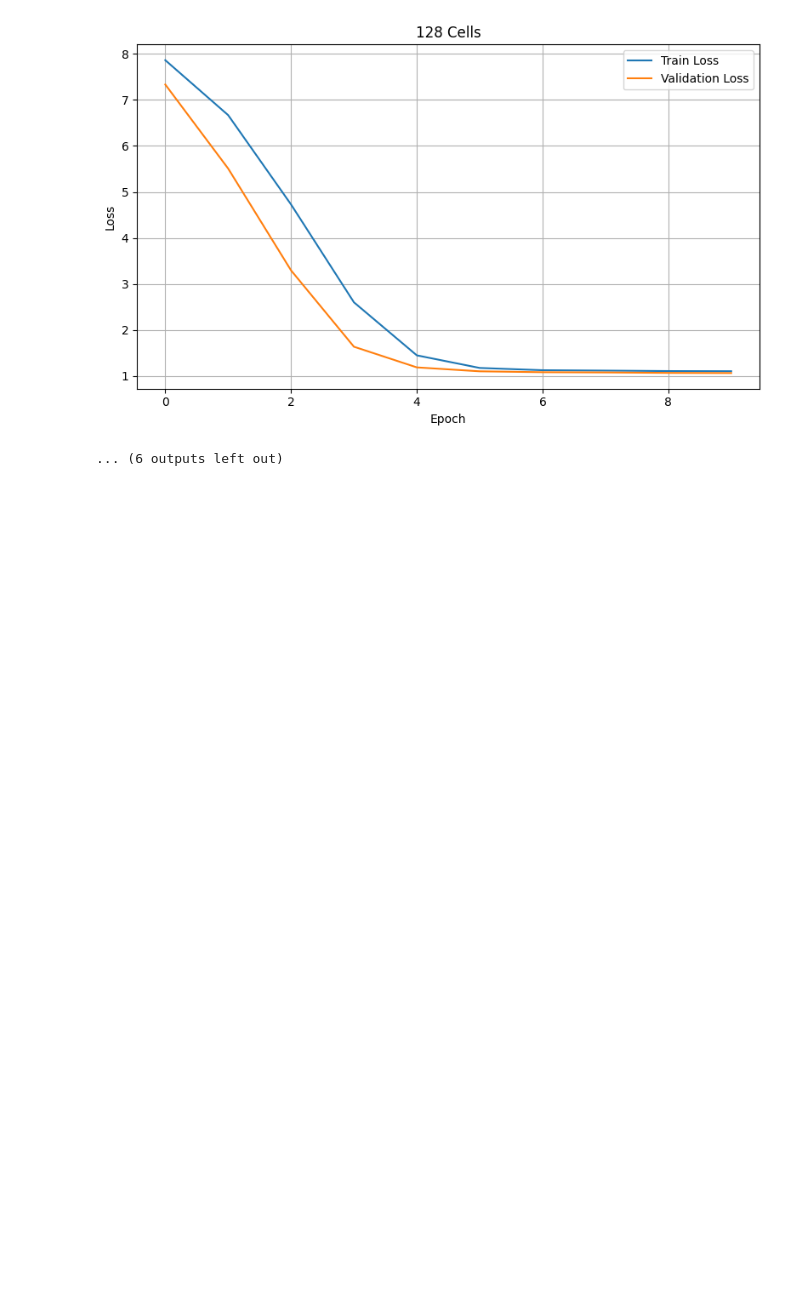
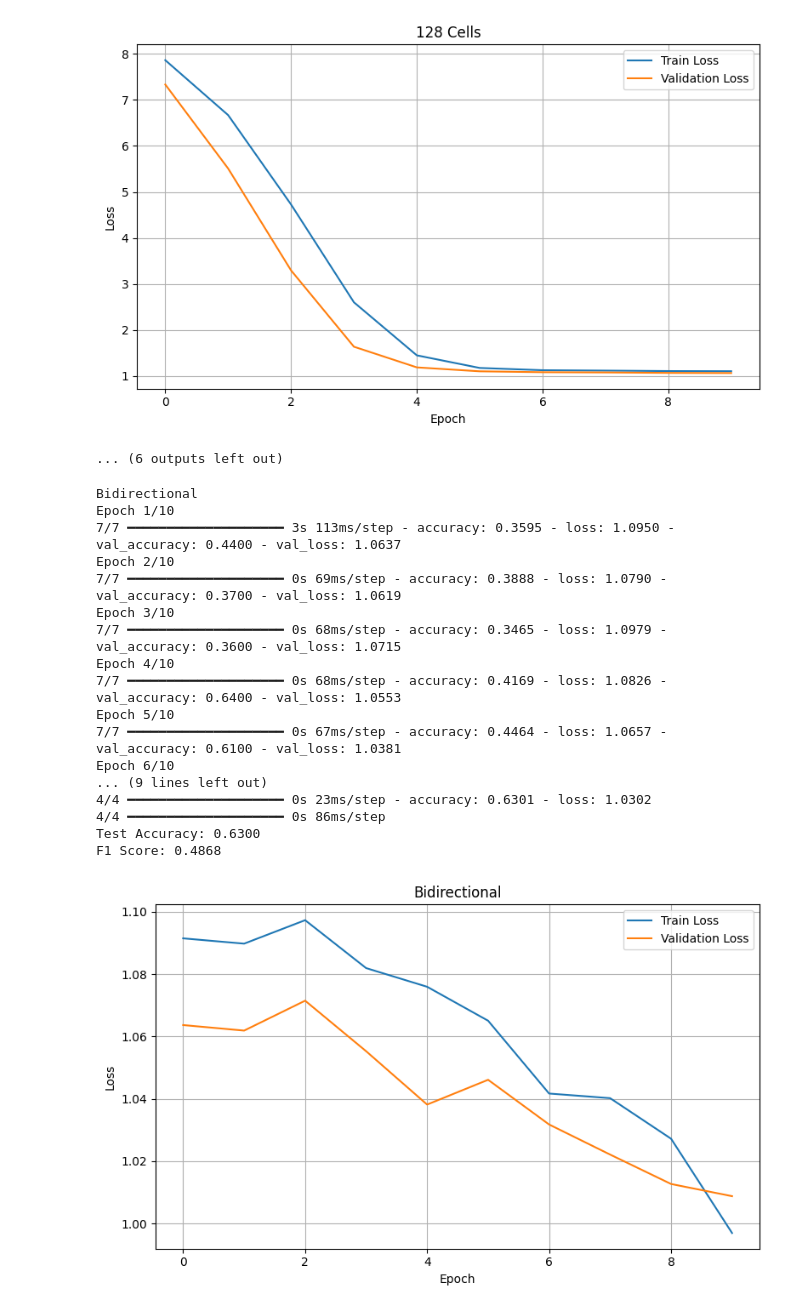
Before and after one commit to scifo04/CNN-RNN-LSTM, a Jupyter notebook: src/lstm.ipynb, the cells around one changed output. Saved outputs shown, nothing was run; the diff lists cells and outputs as text; code cells hidden in the pictures; blank space fills up the shorter version.

Commit message:
fix: updated cnn and lstm

```diff
--- a/src/lstm.ipynb
+++ b/src/lstm.ipynb
@@ -489,3 +475,54 @@ Test Accuracy: 0.3800
 F1 Score: 0.1836
 [figure]
 ... (6 outputs left out)
+# %%
+print(name_layers[7])
+lstm_models[7].compile(
+    optimizer="adam",
+    loss="sparse_categorical_crossentropy",
+    metrics=['accuracy']
+)
+history = lstm_models[7].fit(
+    vectorizer_data, y_train_int,
+    epochs=10,
+    batch_size=64,
+    validation_split=0.2
+)
+test_loss, test_acc = lstm_models[7].evaluate(vectorizer_val, y_valid_int)
+
+y_pred_probs = lstm_models[7].predict(vectorizer_val)
+y_pred = np.argmax(y_pred_probs, axis=1)
+f1 = f1_score(y_valid_int, y_pred, average='macro')
+
+print(f"Test Accuracy: {test_acc:.4f}")
+print(f"F1 Score: {f1:.4f}")
+
+plt.figure(figsize=(8, 5))
+plt.plot(history.history['loss'], label='Train Loss')
+plt.plot(history.history['val_loss'], label='Validation Loss')
+plt.xlabel('Epoch')
+plt.ylabel('Loss')
+plt.title(name_layers[7])
+plt.legend()
+plt.grid(True)
+plt.tight_layout()
+plt.show()
+# %% [output]
+Bidirectional
+Epoch 1/10
+7/7 ━━━━━━━━━━━━━━━━━━━━ 3s 113ms/step - accuracy: 0.3595 - loss: 1.0950 - val_accuracy: 0.4400 - val_loss: 1.0637
+Epoch 2/10
+7/7 ━━━━━━━━━━━━━━━━━━━━ 0s 69ms/step - accuracy: 0.3888 - loss: 1.0790 - val_accuracy: 0.3700 - val_loss: 1.0619
+Epoch 3/10
+7/7 ━━━━━━━━━━━━━━━━━━━━ 0s 68ms/step - accuracy: 0.3465 - loss: 1.0979 - val_accuracy: 0.3600 - val_loss: 1.0715
+Epoch 4/10
+7/7 ━━━━━━━━━━━━━━━━━━━━ 0s 68ms/step - accuracy: 0.4169 - loss: 1.0826 - val_accuracy: 0.6400 - val_loss: 1.0553
+Epoch 5/10
+7/7 ━━━━━━━━━━━━━━━━━━━━ 0s 67ms/step - accuracy: 0.4464 - loss: 1.0657 - val_accuracy: 0.6100 - val_loss: 1.0381
+Epoch 6/10
+... (9 lines left out)
+4/4 ━━━━━━━━━━━━━━━━━━━━ 0s 23ms/step - accuracy: 0.6301 - loss: 1.0302
+4/4 ━━━━━━━━━━━━━━━━━━━━ 0s 86ms/step
+Test Accuracy: 0.6300
+F1 Score: 0.4868
+[figure, added]
```
Also changed, not shown: parts of 7 cells of this notebook, 1 other file.
